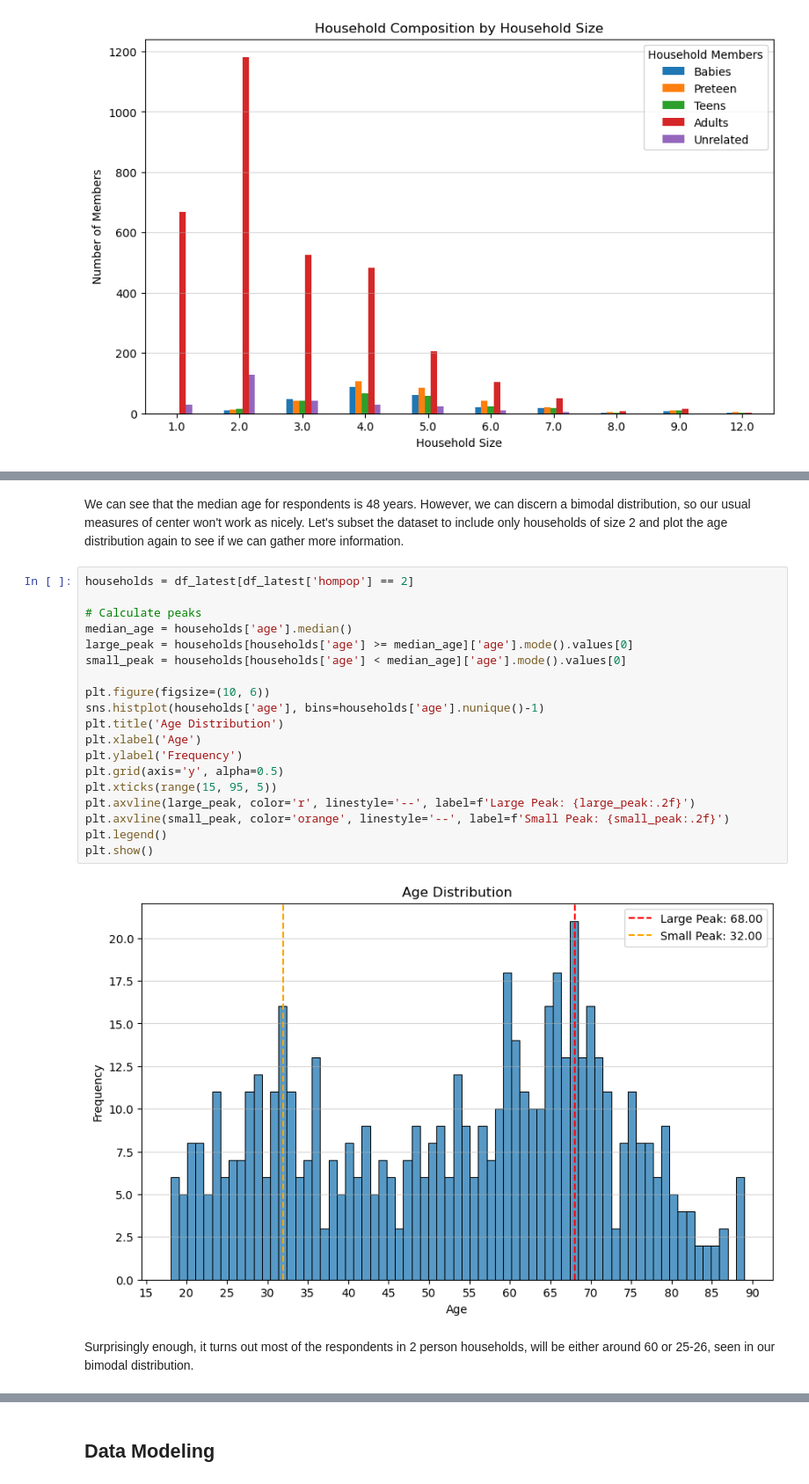
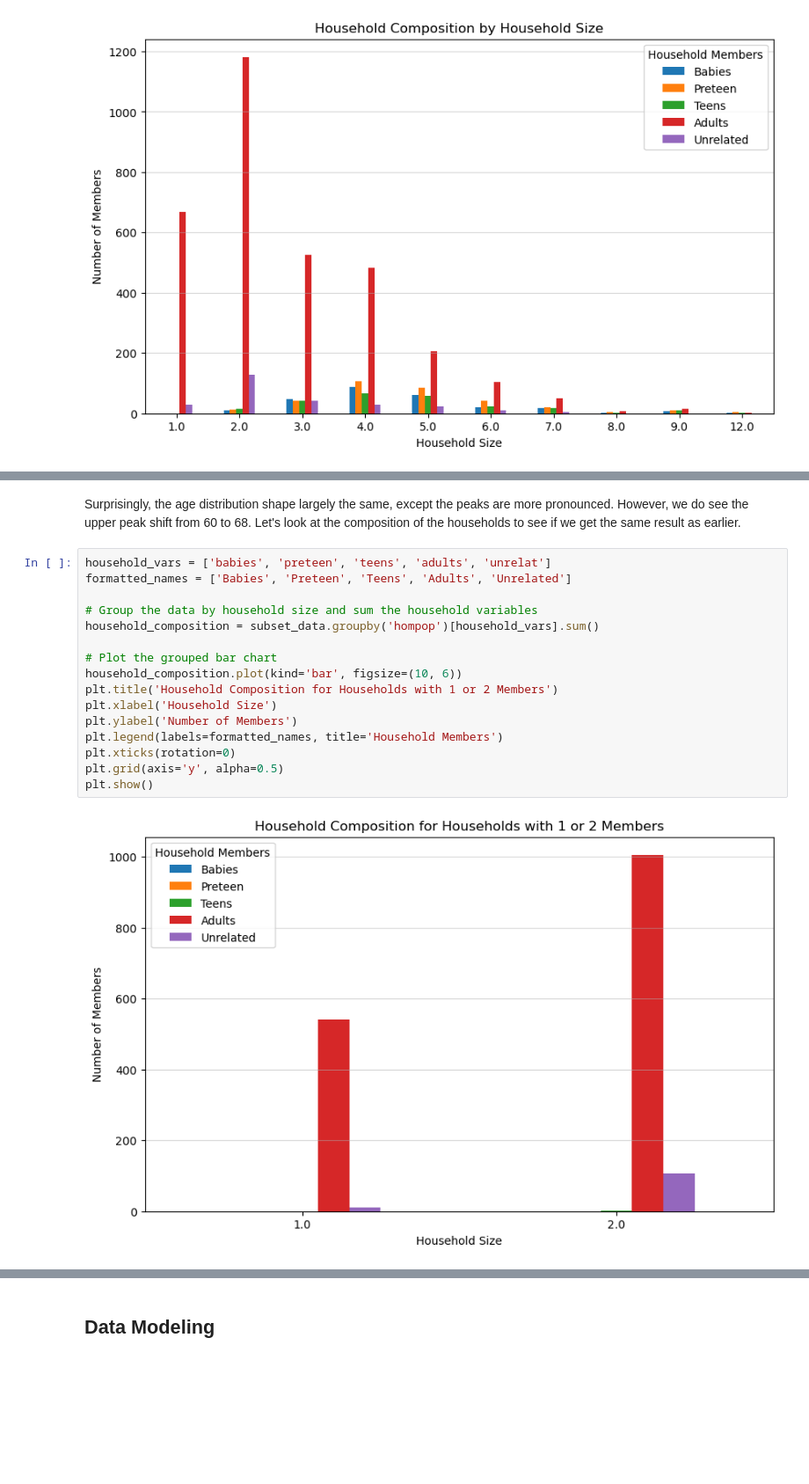
Before and after one commit to eatsfrog/gss-analysis, a Jupyter notebook: GSS Analysis Notebook.ipynb, the cells around one changed output, grey strips where cells are left out. Shown at 88% size. Drawn from its saved outputs; the diff is of its cells as text; blank space fills up the shorter version.

```diff
--- a/GSS Analysis Notebook.ipynb
+++ b/GSS Analysis Notebook.ipynb
@@ -169,25 +250,20 @@ plt.show()
-# %% [markdown]
-We can see that the median age for respondents is 48 years. However, we can discern a bimodal distribution, so our usual measures of center won't work as nicely. Let's subset the dataset to include only households of size 2 and plot the age distribution again to see if we can gather more information.
-# %%
-households = df_latest[df_latest['hompop'] == 2]
-
-# Calculate peaks
-median_age = households['age'].median()
-large_peak = households[households['age'] >= median_age]['age'].mode().values[0]
-small_peak = households[households['age'] < median_age]['age'].mode().values[0]
-
-plt.figure(figsize=(10, 6))
-sns.histplot(households['age'], bins=households['age'].nunique()-1)
-plt.title('Age Distribution')
-plt.xlabel('Age')
-plt.ylabel('Frequency')
-plt.grid(axis='y', alpha=0.5)
-plt.xticks(range(15, 95, 5))
-plt.axvline(large_peak, color='r', linestyle='--', label=f'Large Peak: {large_peak:.2f}')
-plt.axvline(small_peak, color='orange', linestyle='--', label=f'Small Peak: {small_peak:.2f}')
-plt.legend()
-plt.show()
-# %% [output]
-[figure, removed]
-# %% [markdown]
-Surprisingly enough, it turns out most of the respondents in 2 person households, will be either around 60 or 25-26, seen in our bimodal distribution.
+# %% [markdown]
+Surprisingly, the age distribution shape largely the same, except the peaks are more pronounced. However, we do see the upper peak shift from 60 to 68. Let's look at the composition of the households to see if we get the same result as earlier.
+# %%
+household_vars = ['babies', 'preteen', 'teens', 'adults', 'unrelat']
+formatted_names = ['Babies', 'Preteen', 'Teens', 'Adults', 'Unrelated']
+
+# Group the data by household size and sum the household variables
+household_composition = subset_data.groupby('hompop')[household_vars].sum()
+
+# Plot the grouped bar chart
+household_composition.plot(kind='bar', figsize=(10, 6))
+plt.title('Household Composition for Households with 1 or 2 Members')
+plt.xlabel('Household Size')
+plt.ylabel('Number of Members')
+plt.legend(labels=formatted_names, title='Household Members')
+plt.xticks(rotation=0)
+plt.grid(axis='y', alpha=0.5)
+plt.show()
+# %% [output]
+[figure, added]
```
Also changed, not shown: parts of 45 cells of this notebook, 1 other file.
